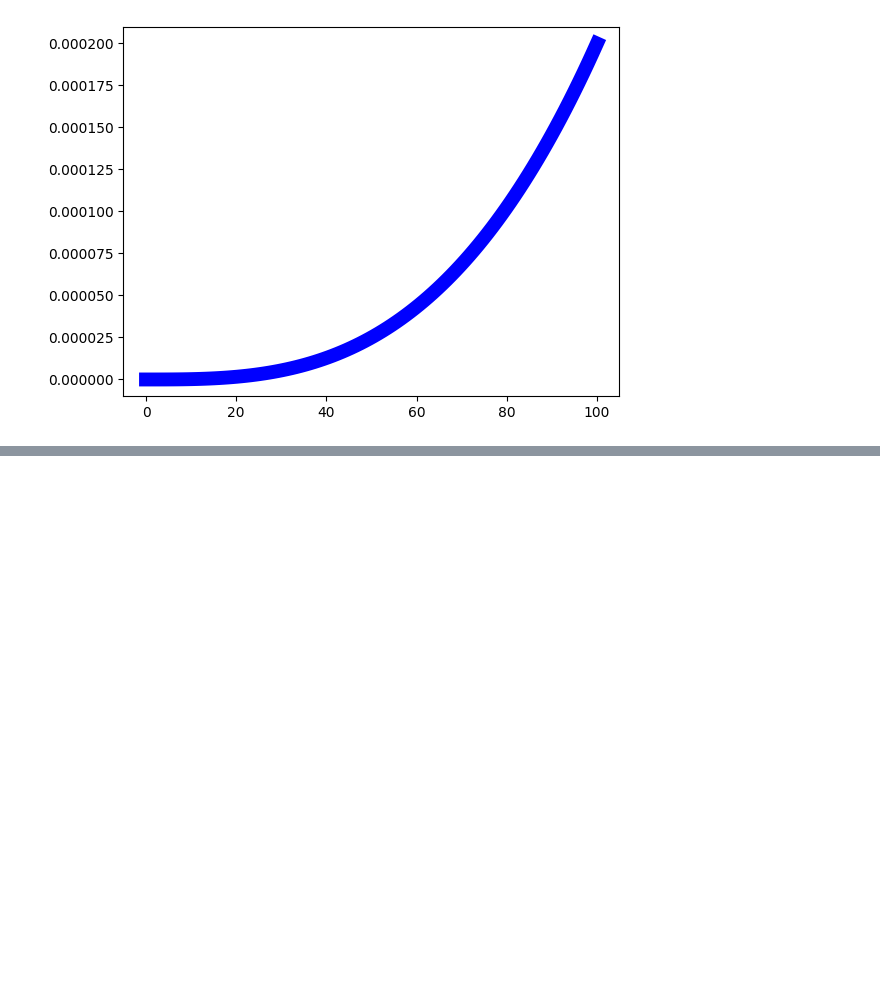
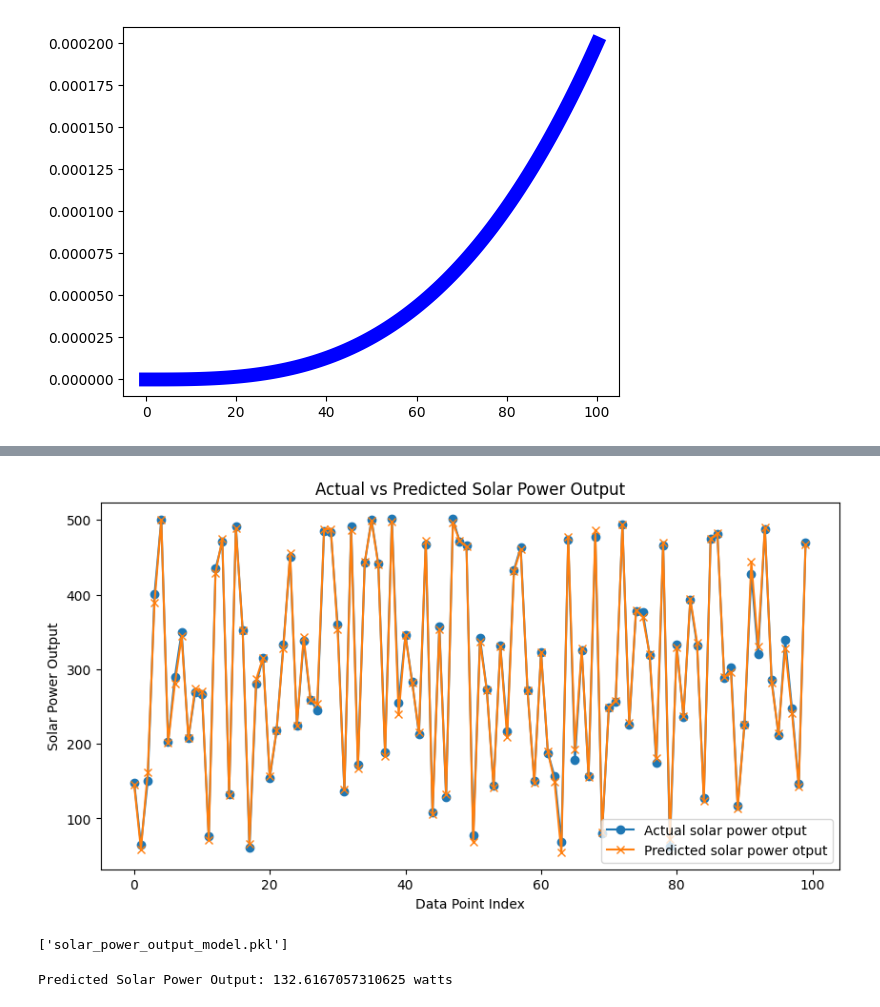
Before and after one commit to Shrish2003/CodSoft, a Jupyter notebook: chapter_appendix-tools-for-deep-learning/jupyter.ipynb, the cells around one changed output, grey strips where cells are left out. Cells and saved outputs as stored; diff of their text form; code cells hidden in the pictures; blank space fills up the shorter version.

```diff
--- a/chapter_appendix-tools-for-deep-learning/jupyter.ipynb
+++ b/chapter_appendix-tools-for-deep-learning/jupyter.ipynb
@@ -50,0 +137,31 @@ plt.plot(x, lin_reg.predict(poly.fit_transform(x)), linewidth = 10, color = "blu
+# %%
+# Line Plot to show predictions and actual value
+plt.figure(figsize=(10, 5))
+plt.plot(range(len(y_test)), y_test, label = 'Actual solar power otput', marker='o')
+plt.plot(range(len(y_test)), y_pred, label = 'Predicted solar power otput', marker='x')
+plt.xlabel('Data Point Index')
+plt.ylabel('Solar Power Output')
+plt.title('Actual vs Predicted Solar Power Output')
+plt.legend()
+plt.show()
+# %% [output]
+[figure, added]
+# %%
+# save the trained model
+joblib.dump(model, 'solar_power_output_model.pkl')
+# %% [output]
+['solar_power_output_model.pkl']
+# %%
+#load the saved model
+
+model = joblib.load('solar_power_output_model.pkl')
+
+# New input data for prediction
+#example input (temperature, hummidity, solar_irradiance, wind_speed)
+new_data = np.array([[19.36, 75.85, 266.61, 5.19]])
+
+# predict solar power output
+predicted_output = model.predict(new_data)
+print(f"Predicted Solar Power Output: {predicted_output[0]} watts")
+# %% [output]
+Predicted Solar Power Output: 132.6167057310625 watts
```
Also changed, not shown: parts of 13 cells of this notebook.
